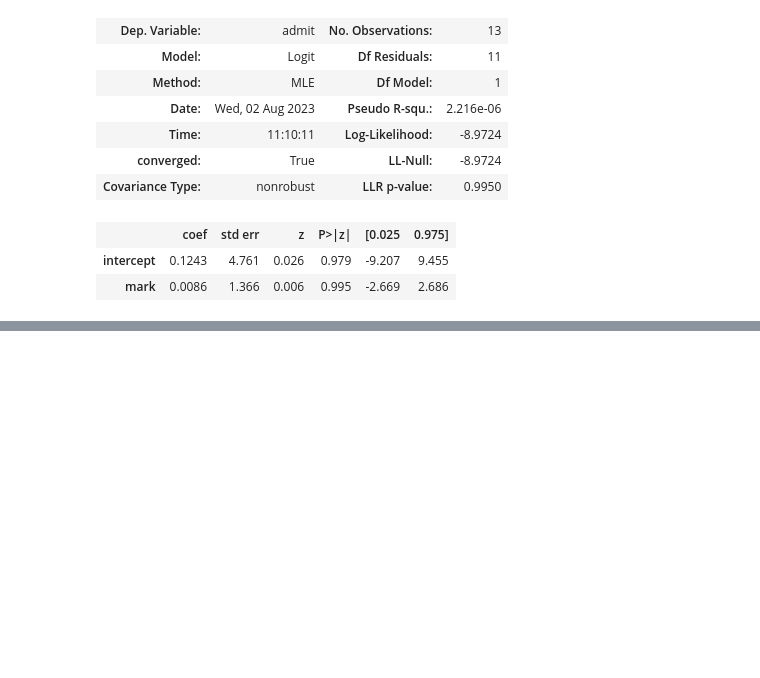
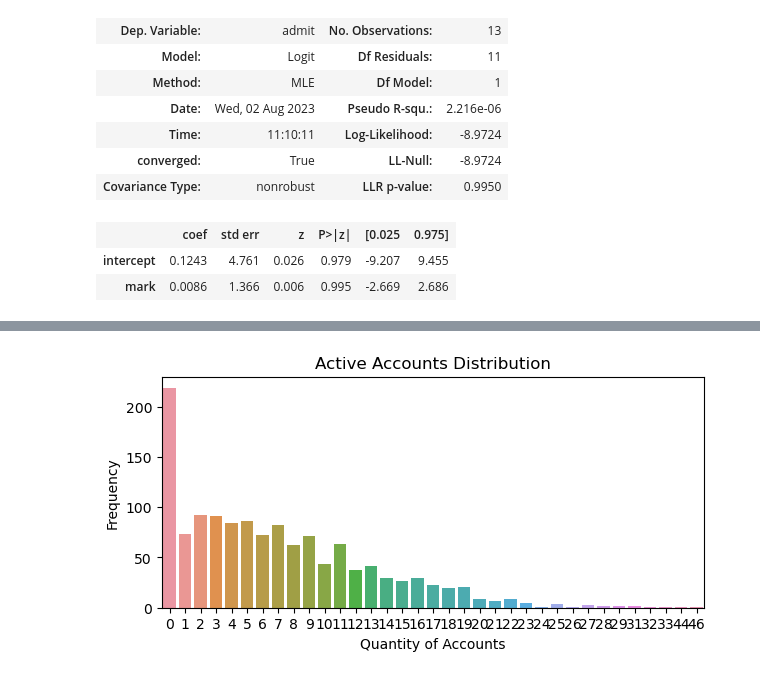
Before and after one commit to maxim-lipatnikov/basics-of-statistics-part-1, a Jupyter notebook: basics_of_statistics_1.ipynb, the cells around one changed output, grey strips where cells are left out. Saved outputs shown, nothing was run; the diff lists cells and outputs as text; code cells hidden in the pictures; blank space fills up the shorter version.

```diff
--- a/basics_of_statistics_1.ipynb
+++ b/basics_of_statistics_1.ipynb
@@ -2703,0 +3271,3 @@ Logit Regression Results
+# %%
+credit = pd.read_csv('data/credit_card.csv')
+credit.head()
@@ -2703,0 +3291,8 @@ Logit Regression Results
+# %%
+plt.figure(figsize=(7,3))
+sns.countplot(x = 'active', data = credit)
+plt.xlabel('Quantity of Accounts')
+plt.ylabel('Frequency')
+plt.title('Active Accounts Distribution');
+# %% [output]
+[figure, added]
```
Also changed, not shown: parts of 60 cells of this notebook, 24 other files.
